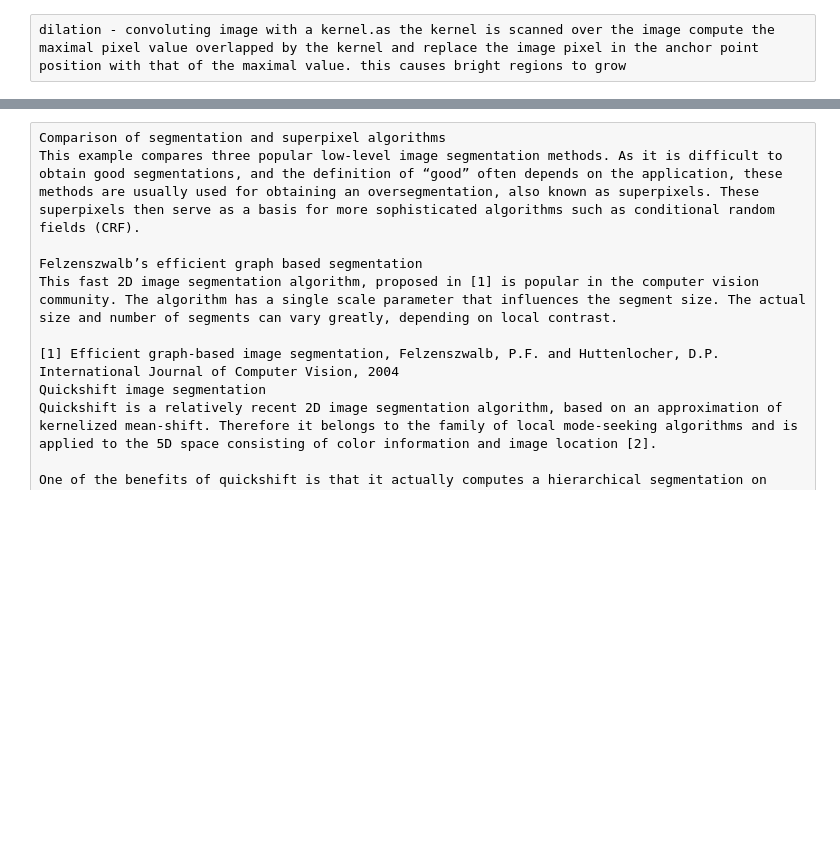
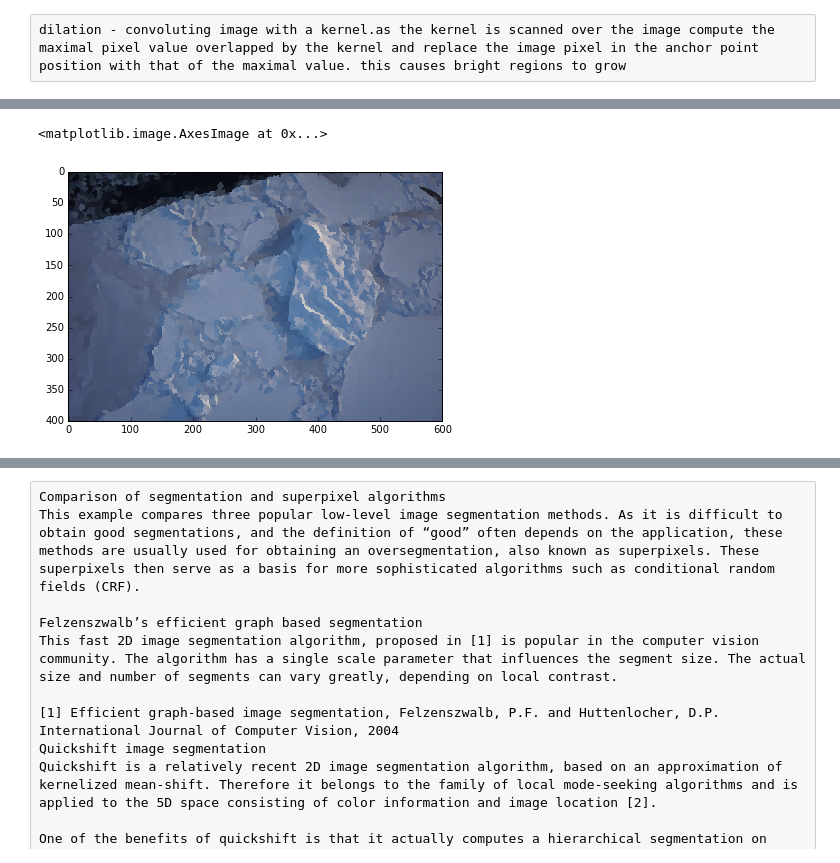
Before and after one commit to johannah/iceview, a Jupyter notebook: iceview/learn_segmentation.ipynb, the cells around one changed output, grey strips where cells are left out. Cells and saved outputs as stored; diff of their text form; code cells hidden in the pictures; blank space fills up the shorter version.

```diff
--- a/iceview/learn_segmentation.ipynb
+++ b/iceview/learn_segmentation.ipynb
@@ -419,23 +425,20 @@ plt.tight_layout()
 # %%
 from skimage import data, io, segmentation, color
 from skimage.future import graph
 from matplotlib import pyplot as plt
 
 
 img = img#data.coffee()
 
-labels1 = segmentation.slic(img, compactness=30, n_segments=400)
+labels1 = segmentation.slic(img, compactness=10, n_segments=4000)
 out1 = color.label2rgb(labels1, img, kind='avg')
 
-g = graph.rag_mean_color(img, labels1)
-labels2 = graph.cut_threshold(labels1, g, 29)
-out2 = color.label2rgb(labels2, img, kind='avg')
 
 plt.figure()
 io.imshow(out1)
-plt.figure()
-io.imshow(out2)
-io.show()
+# %% [output]
+<matplotlib.image.AxesImage at 0x...>
+[figure, added]
 # %%
 from skimage import data, io, segmentation, color
 from skimage.future import graph
```
Also changed, not shown: parts of 11 cells of this notebook.
